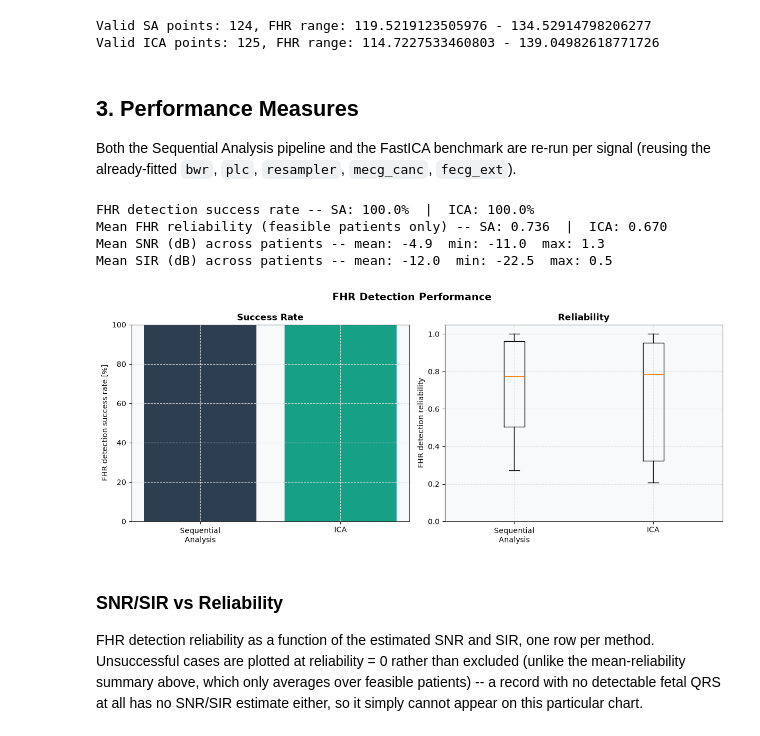
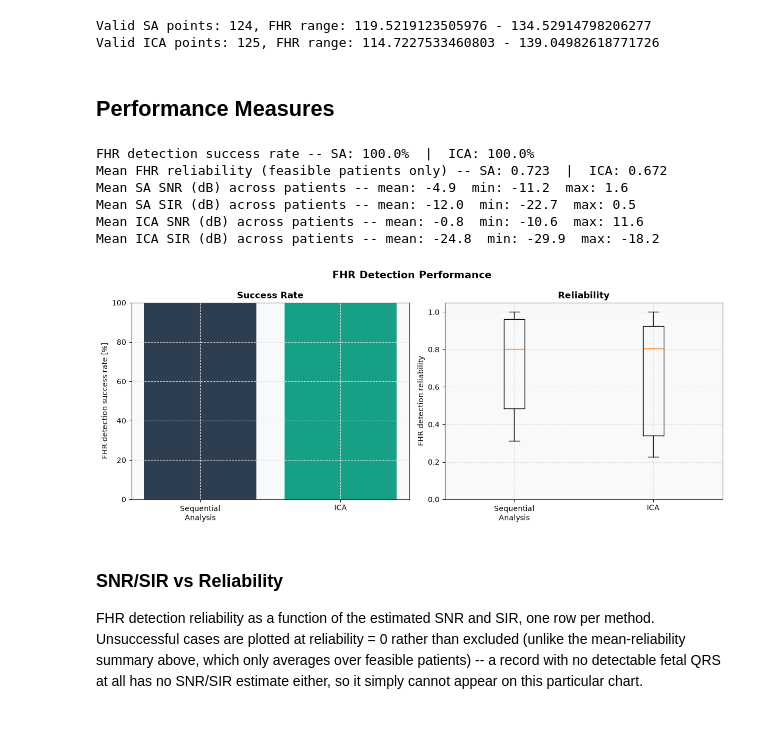
Before and after one commit to fedeceru/BSP_project, a Jupyter notebook: notebooks/main_analysis.ipynb, the cells around one changed output. Saved outputs shown, nothing was run; the diff lists cells and outputs as text; code cells hidden in the pictures.

```diff
--- a/notebooks/main_analysis.ipynb
+++ b/notebooks/main_analysis.ipynb
@@ -90,7 +89,7 @@ plot_filter_transfer_function(bwr.taps, [1.0], fs_orig, title="Baseline Wander R
 [figure]
 # %%
 # 2. Power-Line Interference Cancellation (S2 -> S3)
-plc = AdaptivePLICanceller(fs=fs_orig)
+plc = AdaptivePLICanceller(fs=fs_orig, num_harmonics=4)
 
 s3_signal = np.zeros_like(s2_signal)
 for ch in range(s2_signal.shape[1]):
@@ -240,13 +239,10 @@ print(f"Valid ICA points: {len(fhr_ica)}, FHR range: {min(fhr_ica) if len(fhr_ic
 [figure]
 Valid SA points: 124, FHR range: 119.5219123505976 - 134.52914798206277
 Valid ICA points: 125, FHR range: 114.7227533460803 - 139.04982618771726
-# %% [markdown]
-## 3. Performance Measures
-
-Both the Sequential Analysis pipeline and the FastICA benchmark are re-run per signal (reusing the already-fitted `bwr`, `plc`, `resampler`, `mecg_canc`, `fecg_ext`).
+# %% [markdown]
+## Performance Measures
 # %%
-# Performance measures: FHR detection success rate & reliability,
-# computed over the full signal set (each record is exactly 60s)
+# FHR detection success rate & reliability over all records
 results = []
 for record_name, rec_data in all_records_data.items():
     sig, fs_rec = rec_data['signal'], rec_data['fs']
@@ -266,8 +262,7 @@ for record_name, rec_data in all_records_data.items():
     fhr_sa = compute_fhr(peaks_sa, fs_target)
     t_sa = (peaks_sa[1:] / fs_target)[-len(fhr_sa):] if len(fhr_sa) else np.array([])
 
-    # SNR/SIR: estimated from the SA method's own S4/S5/S6,
-    # used as a quality measure of the recording itself
+    # SNR/SIR for SA
     s6 = fecg_ext.synchronous_averaging(s5, peaks_sa, window_size_sec=0.25) if len(peaks_sa) else None
     if s6 is not None:
         snr_db, sir_db = compute_snr_sir(s4, s5, s6, peaks_sa, fs_target, window_size_sec=0.25)
@@ -275,8 +270,7 @@ for record_name, rec_data in all_records_data.items():
     else:
         mean_snr_db, mean_sir_db = np.nan, np.nan
 
-    # ICA -- fit on s3 (at fs_orig), then upsample the extracted components to fs_target
-    # (matching the SA approach's resolution) before QRS detection.
+    # ICA
     ica_eval = FastICA(n_components=s3.shape[1], random_state=42, whiten='unit-variance')
     sources_orig = ica_eval.fit_transform(s3)
     sources = resampler.upsample(sources_orig.T).T
@@ -286,39 +280,57 @@ for record_name, rec_data in all_records_data.items():
     peaks_ica = fecg_ext.detect_fetal_qrs(best)
     fhr_ica = compute_fhr(peaks_ica, fs_target)
     t_ica = (peaks_ica[1:] / fs_target)[-len(fhr_ica):] if len(fhr_ica) else np.array([])
 
+    # SNR/SIR for ICA
+    s6_ica = fecg_ext.synchronous_averaging(best, peaks_ica, window_size_sec=0.25) if len(peaks_ica) else None
+    if s6_ica is not None:
+        snr_db_ica, sir_db_ica = compute_snr_sir(s4, best, s6_ica, peaks_ica, fs_target, window_size_sec=0.25)
+        mean_snr_db_ica, mean_sir_db_ica = np.mean(snr_db_ica), np.mean(sir_db_ica)
+    else:
+        mean_snr_db_ica, mean_sir_db_ica = np.nan, np.nan
+
     results.append({
         'record': record_name,
         'feasible_sa': is_feasible_fhr(fhr_sa),
         'feasible_ica': is_feasible_fhr(fhr_ica),
         'reliability_sa': compute_fhr_reliability(fhr_sa, t_sa),
         'reliability_ica': compute_fhr_reliability(fhr_ica, t_ica),
         'mean_snr_db': mean_snr_db,
         'mean_sir_db': mean_sir_db,
+        'mean_snr_db_ica': mean_snr_db_ica,
+        'mean_sir_db_ica': mean_sir_db_ica,
     })
 
 df_results = pd.DataFrame(results)
 success_rate_sa = compute_success_rate(df_results['feasible_sa'])
 success_rate_ica = compute_success_rate(df_results['feasible_ica'])
 
 print(f"FHR detection success rate -- SA: {success_rate_sa:.1f}%  |  ICA: {success_rate_ica:.1f}%")
 print(f"Mean FHR reliability (feasible patients only) -- "
       f"SA: {df_results.loc[df_results['feasible_sa'], 'reliability_sa'].mean():.3f}  |  "
       f"ICA: {df_results.loc[df_results['feasible_ica'], 'reliability_ica'].mean():.3f}")
-print(f"Mean SNR (dB) across patients -- "
+print(f"Mean SA SNR (dB) across patients -- "
       f"mean: {df_results['mean_snr_db'].mean():.1f}  "
       f"min: {df_results['mean_snr_db'].min():.1f}  max: {df_results['mean_snr_db'].max():.1f}")
-print(f"Mean SIR (dB) across patients -- "
+print(f"Mean SA SIR (dB) across patients -- "
       f"mean: {df_results['mean_sir_db'].mean():.1f}  "
       f"min: {df_results['mean_sir_db'].min():.1f}  max: {df_results['mean_sir_db'].max():.1f}")
+print(f"Mean ICA SNR (dB) across patients -- "
+      f"mean: {df_results['mean_snr_db_ica'].mean():.1f}  "
+      f"min: {df_results['mean_snr_db_ica'].min():.1f}  max: {df_results['mean_snr_db_ica'].max():.1f}")
+print(f"Mean ICA SIR (dB) across patients -- "
+      f"mean: {df_results['mean_sir_db_ica'].mean():.1f}  "
+      f"min: {df_results['mean_sir_db_ica'].min():.1f}  max: {df_results['mean_sir_db_ica'].max():.1f}")
 
 plot_performance_summary(df_results, success_rate_sa, success_rate_ica)
 # %% [output]
 FHR detection success rate -- SA: 100.0%  |  ICA: 100.0%
-Mean FHR reliability (feasible patients only) -- SA: 0.736  |  ICA: 0.670
-Mean SNR (dB) across patients -- mean: -4.9  min: -11.0  max: 1.3
-Mean SIR (dB) across patients -- mean: -12.0  min: -22.5  max: 0.5
+Mean FHR reliability (feasible patients only) -- SA: 0.723  |  ICA: 0.672
+Mean SA SNR (dB) across patients -- mean: -4.9  min: -11.2  max: 1.6
+Mean SA SIR (dB) across patients -- mean: -12.0  min: -22.7  max: 0.5
+Mean ICA SNR (dB) across patients -- mean: -0.8  min: -10.6  max: 11.6
+Mean ICA SIR (dB) across patients -- mean: -24.8  min: -29.9  max: -18.2
-[figure, old version]
+[figure, new version]
 # %% [markdown]
 ### SNR/SIR vs Reliability
 
```
Also changed, not shown: parts of 7 cells of this notebook.
